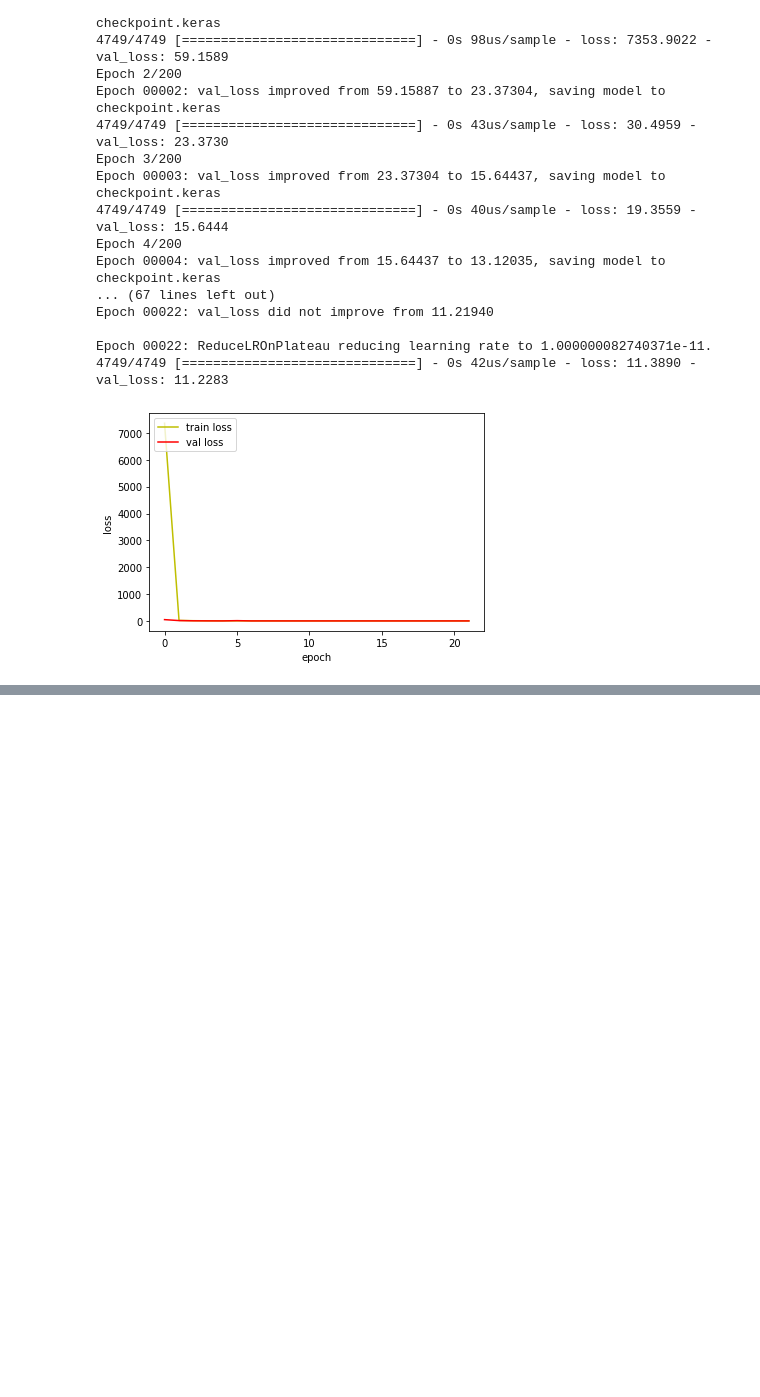
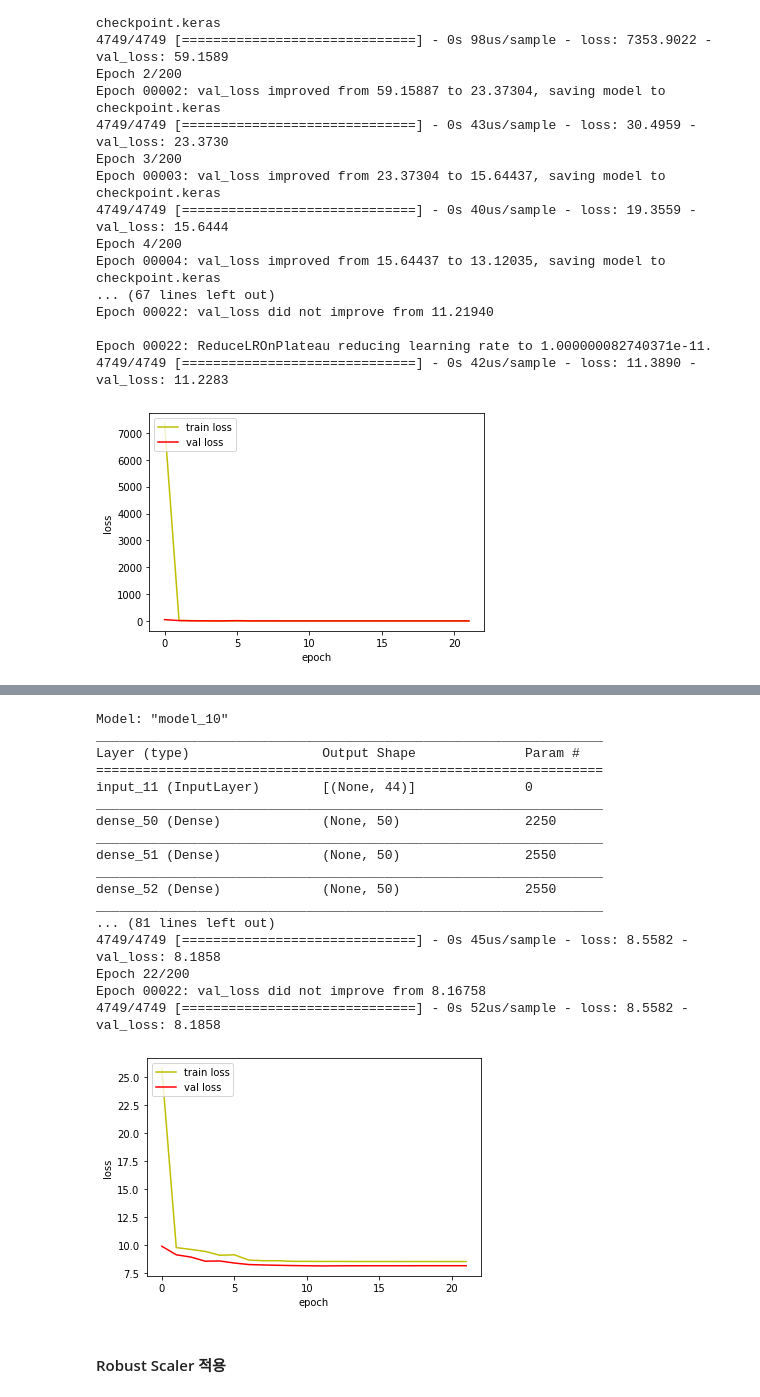
Before and after one commit to ParkSunA/Temperature-Prediction, a Jupyter notebook: 데이터 스케일링 방법에 따른 성능 비교.ipynb, the cells around one changed output, grey strips where cells are left out. Drawn from its saved outputs; the diff is of its cells as text; code cells hidden in the pictures; blank space fills up the shorter version.

```diff
--- a/데이터 스케일링 방법에 따른 성능 비교.ipynb
+++ b/데이터 스케일링 방법에 따른 성능 비교.ipynb
@@ -244,0 +329,68 @@ Epoch 00023: val_loss did not improve from 7.39890
+# %%
+inputs_1 = tf.keras.Input(shape=44)
+dense = tf.keras.layers.Dense(50)(inputs_1)
+dense = tf.keras.layers.Dense(50)(dense)
+dense = tf.keras.layers.Dense(50)(dense)
+dense = tf.keras.layers.Dense(50)(dense)
+output = tf.keras.layers.Dense(1)(dense)
+
+MAS_DNN = tf.keras.Model(inputs=[inputs_1], outputs=output)
+
+optimizer = tf.keras.optimizers.Adam(lr = 0.001)
+
+MAS_DNN.compile(loss='mse', optimizer=optimizer)
+MAS_DNN.summary()
+
+path_checkpoint = 'checkpoint.keras'
+callback_checkpoint = ModelCheckpoint(filepath=path_checkpoint,
+                                      monitor='val_loss',
+                                      verbose=1,
+                                      save_weights_only=True,
+                                      save_best_only=True)
+
+callback_early_stopping = EarlyStopping(monitor='val_loss', patience=10,verbose=0)
+
+
+callback_reduce_lr = ReduceLROnPlateau(monitor='loss',
+                                       factor=0.1,
+                                       patience=1,
+                                       verbose=1)
+
+callbacks = [callback_early_stopping,
+             callback_checkpoint,
+             callback_reduce_lr]
+hist = MAS_DNN.fit(MAS_trainX,trainY, validation_data=(MAS_validX, validY),
+                 epochs = 200, batch_size=30, callbacks=callbacks, verbose=1)
+
+fig, loss_ax = plt.subplots()
+
+loss_ax.plot(hist.history['loss'], 'y', label='train loss')
+loss_ax.plot(hist.history['val_loss'], 'r', label='val loss')
+
+loss_ax.set_xlabel('epoch')
+loss_ax.set_ylabel('loss')
+
+loss_ax.legend(loc='upper left')
+
+plt.show()
+# %% [output]
+Model: "model_10"
+_________________________________________________________________
+Layer (type)                 Output Shape              Param #
+=================================================================
+input_11 (InputLayer)        [(None, 44)]              0
+_________________________________________________________________
+dense_50 (Dense)             (None, 50)                2250
+_________________________________________________________________
+dense_51 (Dense)             (None, 50)                2550
+_________________________________________________________________
+dense_52 (Dense)             (None, 50)                2550
+_________________________________________________________________
+... (81 lines left out)
+4749/4749 [==============================] - 0s 45us/sample - loss: 8.5582 - val_loss: 8.1858
+Epoch 22/200
+Epoch 00022: val_loss did not improve from 8.16758
+4749/4749 [==============================] - 0s 52us/sample - loss: 8.5582 - val_loss: 8.1858
+[figure, added]
+# %% [markdown]
+#### Robust Scaler 적용
```
Also changed, not shown: parts of 11 cells of this notebook.
